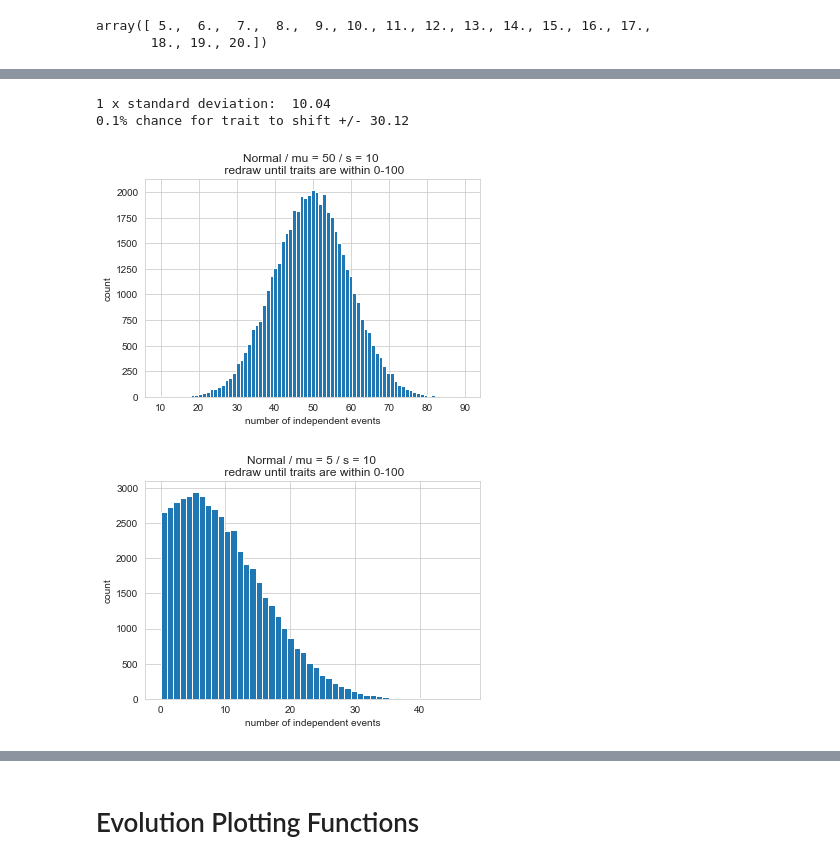
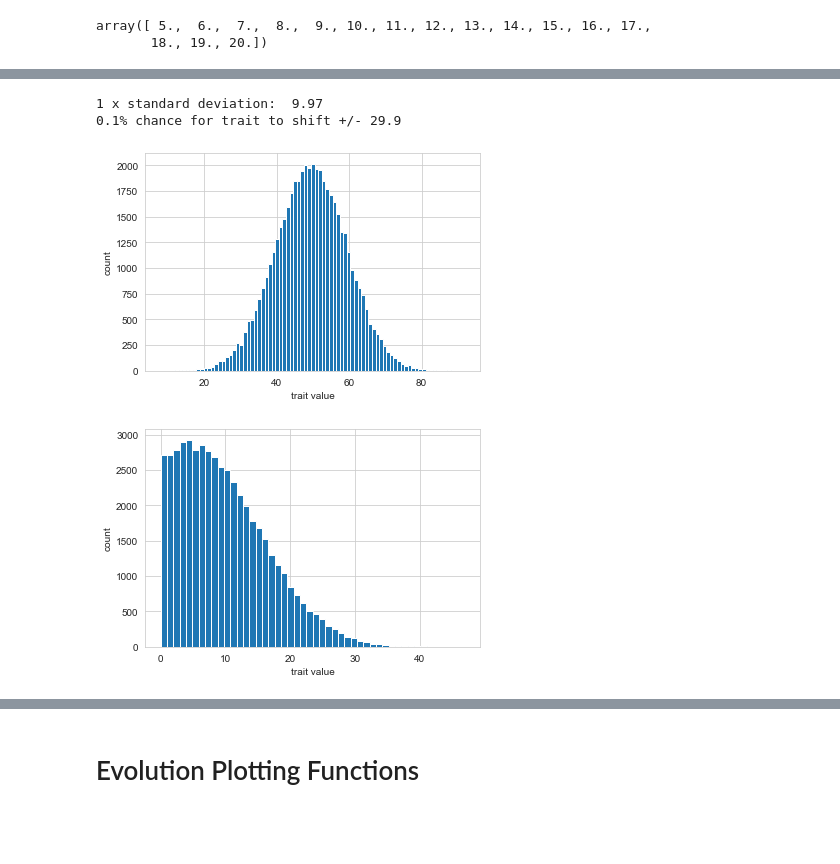
Before and after one commit to pgovoni21/ants-task-partitioning-ABM, a Jupyter notebook: evolution.ipynb, the cells around one changed output, grey strips where cells are left out. Drawn from its saved outputs; the diff is of its cells as text; code cells hidden in the pictures; blank space fills up the shorter version.

```diff
--- a/evolution.ipynb
+++ b/evolution.ipynb
@@ -468,44 +438,43 @@ def choose_trait_binomial(trait_value, mutation_range, interp_range):
 # %%
 def choose_trait_normal(trait_value, std_dev):
     """
-    Choose mutated trait value from binomial distribution (discrete approximation of a normal dist.)
-    centered around trait_value, with edges defined by +/- mutation_range/2
-
-    If mutation_range is below/above trait range, add spaces before/after trait values
-    When binomial choice lands on a space, will rerun, thus creating absorbing boundary conditions
+    Choose mutated trait value from normal distribution
+    centered around trait_value (mu = trait_value)
+    with a specified standard deviation (sigma = std_dev)
+    truncated to the 0-100 trait value range
     """
-    # picks index of trait_list from binomial distribution
-    # where the middle element of the list (trait_value) is chosen most often
+    # picks trait value from normal distribution
     trait = np.random.normal(trait_value, std_dev)
 
+    # only allows trait values within the 0-100 range
     while trait < 0 or trait > 100:
         trait = np.random.normal(trait_value, std_dev)
 
+    # returns an integer to correlate with the interpolated range
     return int(trait)
 # %%
-# mutation_range parameter used in evolutionary simulations
-# standard deviation calculation
+# demonstrates results of chose_trait_normal + plots as a histogram
 trait_value = 50
 std_dev = 10
 
 mutated_traits = []
 for i in range(50000):
     trait = choose_trait_normal(trait_value,std_dev)
     mutated_traits.append(int(trait))
 
+# calculate/print resulting standard deviation
 print('1 x standard deviation: ', round(np.std(mutated_traits),2))
 print('0.1% chance for trait to shift +/-', round(np.std(mutated_traits)*3,2))
+
 plt.hist(mutated_traits,bins=int(max(mutated_traits)-min(mutated_traits))+1)
-plt.xlabel('number of independent events')
-plt.ylabel('count')
-plt.title(f'Normal / mu = {trait_value} / s = {std_dev} \n redraw until traits are within 0-100');
+plt.xlabel('trait value')
+plt.ylabel('count');
 # %% [output]
-1 x standard deviation:  10.04
-0.1% chance for trait to shift +/- 30.12
+1 x standard deviation:  9.97
+0.1% chance for trait to shift +/- 29.9
-[figure, old version]
+[figure, new version]
 # %%
-# mutation_range parameter used in evolutionary simulations
-# standard deviation calculation
+# to illustrate behavior at truncation limit
 trait_value = 5
 std_dev = 10
 
@@ -515,11 +484,10 @@ for i in range(50000):
     mutated_traits.append(int(trait))
 
 plt.hist(mutated_traits,bins=int(max(mutated_traits)-min(mutated_traits))+1)
-plt.xlabel('number of independent events')
-plt.ylabel('count')
-plt.title(f'Normal / mu = {trait_value} / s = {std_dev} \n redraw until traits are within 0-100');
+plt.xlabel('trait value')
+plt.ylabel('count');
 # %% [output]
-[figure, old version]
+[figure, new version]
 # %%
 def mutate(mutation_probability, mutation_std_dev, offspring_traits):
     """
```
Also changed, not shown: parts of 15 cells of this notebook, 1 other file.
